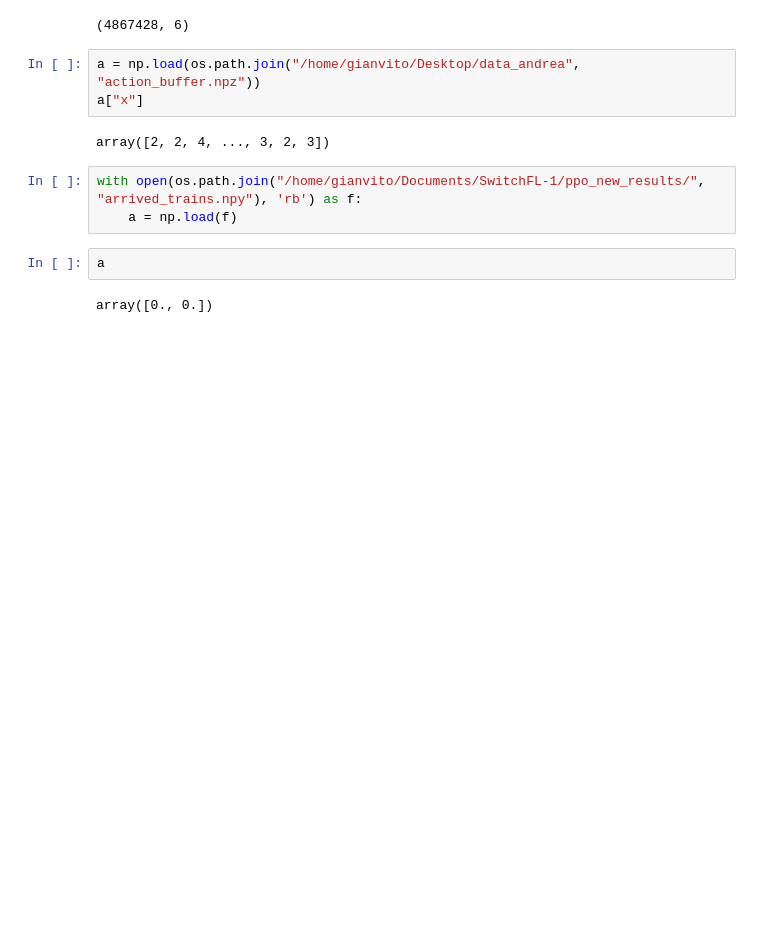
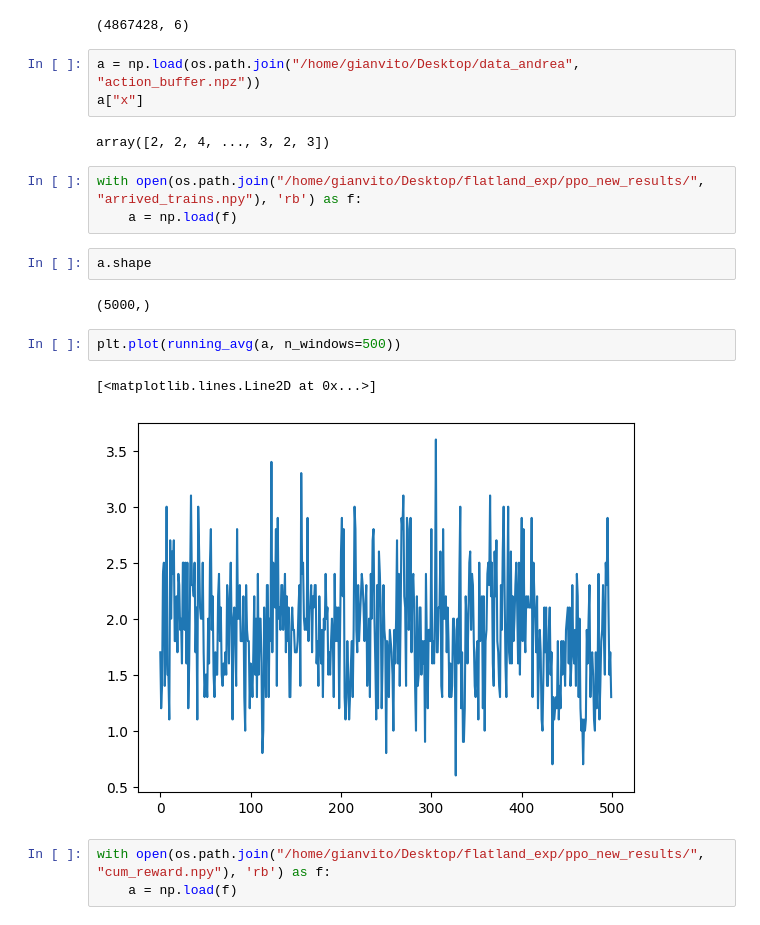
Before and after one commit to gvlos/SwitchFL, a Jupyter notebook: plot.ipynb, the cells around one changed output. Cells and saved outputs as stored; diff of their text form; blank space fills up the shorter version.

```diff
--- a/plot.ipynb
+++ b/plot.ipynb
@@ -299,9 +299,17 @@ a["x"]
 # %% [output]
 array([2, 2, 4, ..., 3, 2, 3])
 # %%
-with open(os.path.join("/home/gianvito/Documents/SwitchFL-1/ppo_new_results/", "arrived_trains.npy"), 'rb') as f:
+with open(os.path.join("/home/gianvito/Desktop/flatland_exp/ppo_new_results/", "arrived_trains.npy"), 'rb') as f:
     a = np.load(f)
 # %%
-a
+a.shape
 # %% [output]
-array([0., 0.])
+(5000,)
+# %%
+plt.plot(running_avg(a, n_windows=500))
+# %% [output]
+[<matplotlib.lines.Line2D at 0x...>]
+[figure, added]
+# %%
+with open(os.path.join("/home/gianvito/Desktop/flatland_exp/ppo_new_results/", "cum_reward.npy"), 'rb') as f:
+    a = np.load(f)
```
Also changed, not shown: parts of 1 cell of this notebook, 8 other files.
